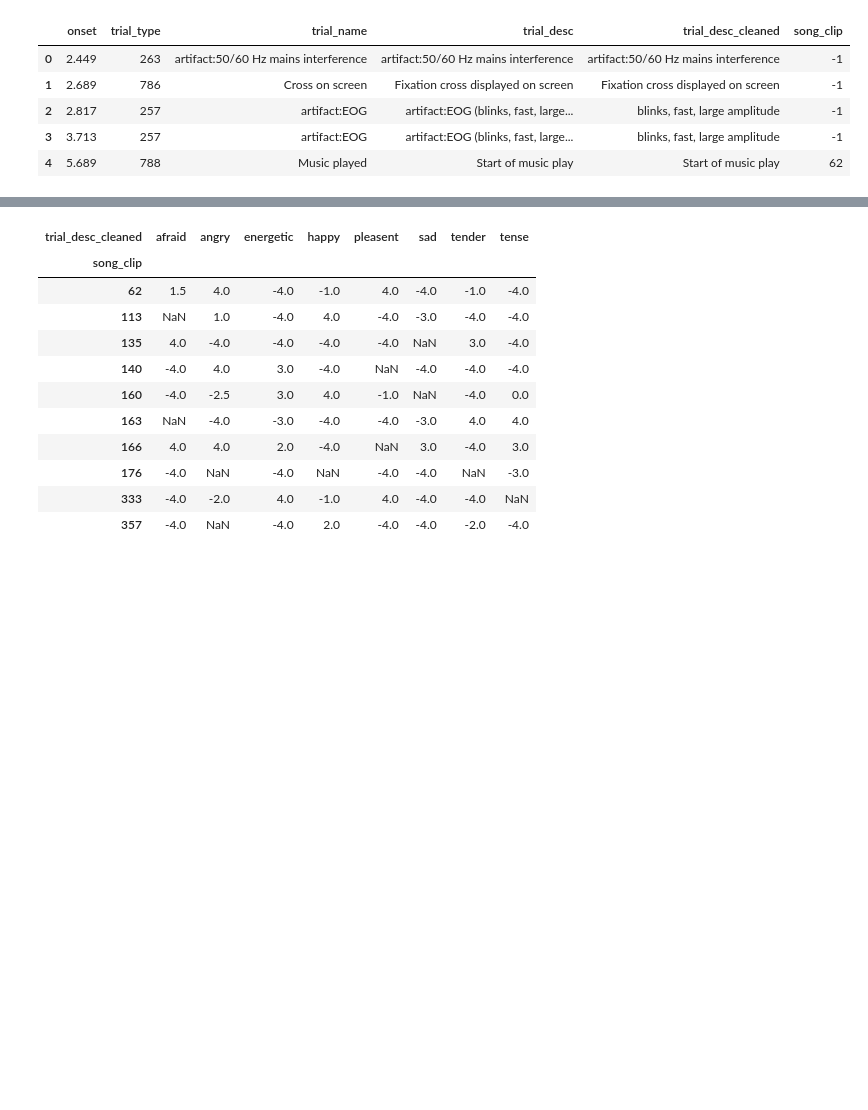
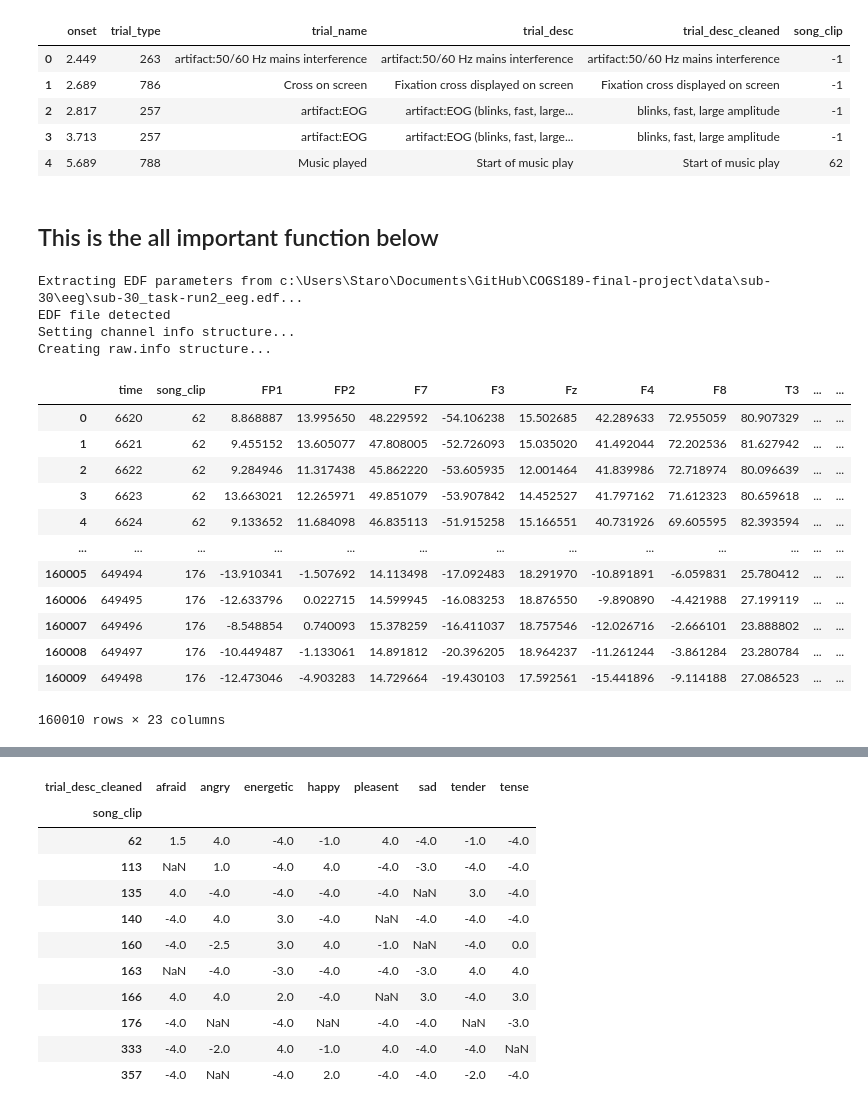
Before and after one commit to Ben243/COGS189-final-project, a Jupyter notebook: responses.ipynb, the cells around one changed output, grey strips where cells are left out. Saved outputs shown, nothing was run; the diff lists cells and outputs as text; code cells hidden in the pictures; blank space fills up the shorter version.

```diff
--- a/responses.ipynb
+++ b/responses.ipynb
@@ -12,7 +13,7 @@ The dataset contains unprocessed EEG data from all 31 participants (age range 18
 def get_recording(subjectnum, trialnum):
     '''retrieves trial eeg recording given a subject number and trial number'''
     subjectnum = '0' + (str(subjectnum)) if subjectnum < 10 else str(subjectnum)
-    file = r"sub-"+str(subjectnum)+r"\eeg\sub-"+str(subjectnum)+r"_task-run"+str(trialnum)+r"_eeg.edf"
+    file = r"data\sub-"+str(subjectnum)+r"\eeg\sub-"+str(subjectnum)+r"_task-run"+str(trialnum)+r"_eeg.edf"
     data = mne.io.read_raw_edf(file)
     raw_data = data.get_data()
     # you can get the metadata included in the file and a list of all channels:
@@ -91,6 +92,54 @@ s1_2events.head()
 | 2 | 2.817 | 257 | artifact:EOG | artifact:EOG (blinks, fast, large... | blinks, fast, large amplitude | -1 |
 | 3 | 3.713 | 257 | artifact:EOG | artifact:EOG (blinks, fast, large... | blinks, fast, large amplitude | -1 |
 | 4 | 5.689 | 788 | Music played | Start of music play | Start of music play | 62 |
+# %% [markdown]
+## This is the all important function below
+# %%
+def get_recording_events(subjectnum, trialnum):
+    '''returns the recording events of each trial number of each subject'''
+    trial_events = get_events(subjectnum,trialnum)
+    te_sample = trial_events[(300<=trial_events['trial_type'])&(trial_events['trial_type']<=660)][['onset','trial_type']]
+    songtime = te_sample['onset'].to_numpy()
+    songdict = te_sample.set_index('onset').to_dict()['trial_type']
+    def get_song_trial_type(searchVal, inputData):
+        '''returns trial type of song for particular question sequence'''
+        if searchVal < inputData.min(): return -1
+        diff = inputData - searchVal
+        diff[diff>=0] = -np.inf
+        idx = diff.argmax()
+        return songdict[inputData[idx]] -300
+    trial_events['song_clip'] = trial_events.onset.map(lambda x: get_song_trial_type(x,songtime))
+    trial_events['onset_time'] = (trial_events.onset*1000).astype(int)
+    # trial_events
+    record = get_recording(subjectnum,trialnum)
+    # record
+    ot = trial_events[trial_events.trial_type.isin([788,1092])].groupby('song_clip').head(2)[['song_clip','onset_time']]
+    ot
+    otdf = pd.DataFrame({'song':ot['song_clip'].iloc[::2].values,'start':ot['onset_time'].iloc[::2].values,'end':ot['onset_time'].iloc[1::2].values}).set_index('song')
+    otdf
+    df = pd.DataFrame(list(chain.from_iterable(pd.RangeIndex(otdf["start"],otdf["end"]) for _, otdf in otdf.iterrows())),columns=("time",)).merge(ot, how='left', left_on='time',right_on='onset_time').ffill().astype(int).drop(columns='onset_time')
+    # df.song_clip.plot() # YES THIS IS IT THIS IS WHAT I WANT
+    set1 = pd.read_csv('data/set1/set1/mean_ratings_set1.csv').drop(columns=['Unnamed: 10', 'Unnamed: 11'])
+    return df.merge(record, how='left', on='time').merge(set1[['Number', 'TARGET']], left_on='song_clip', right_on='Number')
+get_recording_events(30,2)
+# %% [output]
+Extracting EDF parameters from c:\Users\Staro\Documents\GitHub\COGS189-final-project\data\sub-30\eeg\sub-30_task-run2_eeg.edf...
+EDF file detected
+Setting channel info structure...
+Creating raw.info structure...
+|  | time | song_clip | FP1 | FP2 | F7 | F3 | Fz | F4 | F8 | T3 | ... | ... |
+| 0 | 6620 | 62 | 8.868887 | 13.995650 | 48.229592 | -54.106238 | 15.502685 | 42.289633 | 72.955059 | 80.907329 | ... | ... |
+| 1 | 6621 | 62 | 9.455152 | 13.605077 | 47.808005 | -52.726093 | 15.035020 | 41.492044 | 72.202536 | 81.627942 | ... | ... |
+| 2 | 6622 | 62 | 9.284946 | 11.317438 | 45.862220 | -53.605935 | 12.001464 | 41.839986 | 72.718974 | 80.096639 | ... | ... |
+| 3 | 6623 | 62 | 13.663021 | 12.265971 | 49.851079 | -53.907842 | 14.452527 | 41.797162 | 71.612323 | 80.659618 | ... | ... |
+| 4 | 6624 | 62 | 9.133652 | 11.684098 | 46.835113 | -51.915258 | 15.166551 | 40.731926 | 69.605595 | 82.393594 | ... | ... |
+| ... | ... | ... | ... | ... | ... | ... | ... | ... | ... | ... | ... | ... |
+| 160005 | 649494 | 176 | -13.910341 | -1.507692 | 14.113498 | -17.092483 | 18.291970 | -10.891891 | -6.059831 | 25.780412 | ... | ... |
+| 160006 | 649495 | 176 | -12.633796 | 0.022715 | 14.599945 | -16.083253 | 18.876550 | -9.890890 | -4.421988 | 27.199119 | ... | ... |
+| 160007 | 649496 | 176 | -8.548854 | 0.740093 | 15.378259 | -16.411037 | 18.757546 | -12.026716 | -2.666101 | 23.888802 | ... | ... |
+| 160008 | 649497 | 176 | -10.449487 | -1.133061 | 14.891812 | -20.396205 | 18.964237 | -11.261244 | -3.861284 | 23.280784 | ... | ... |
+| 160009 | 649498 | 176 | -12.473046 | -4.903283 | 14.729664 | -19.430103 | 17.592561 | -15.441896 | -9.114188 | 27.086523 | ... | ... |
+160010 rows × 23 columns
 # %%
 def get_q_a(subjectnum, trialnum):
     '''this garbage code returns the responses to the questions. positivity vs negativity of response is reflected by the score, the larger the number the stronger the agreement, zero is neutral.'''
```
Also changed, not shown: parts of 26 cells of this notebook, 2 other files.
